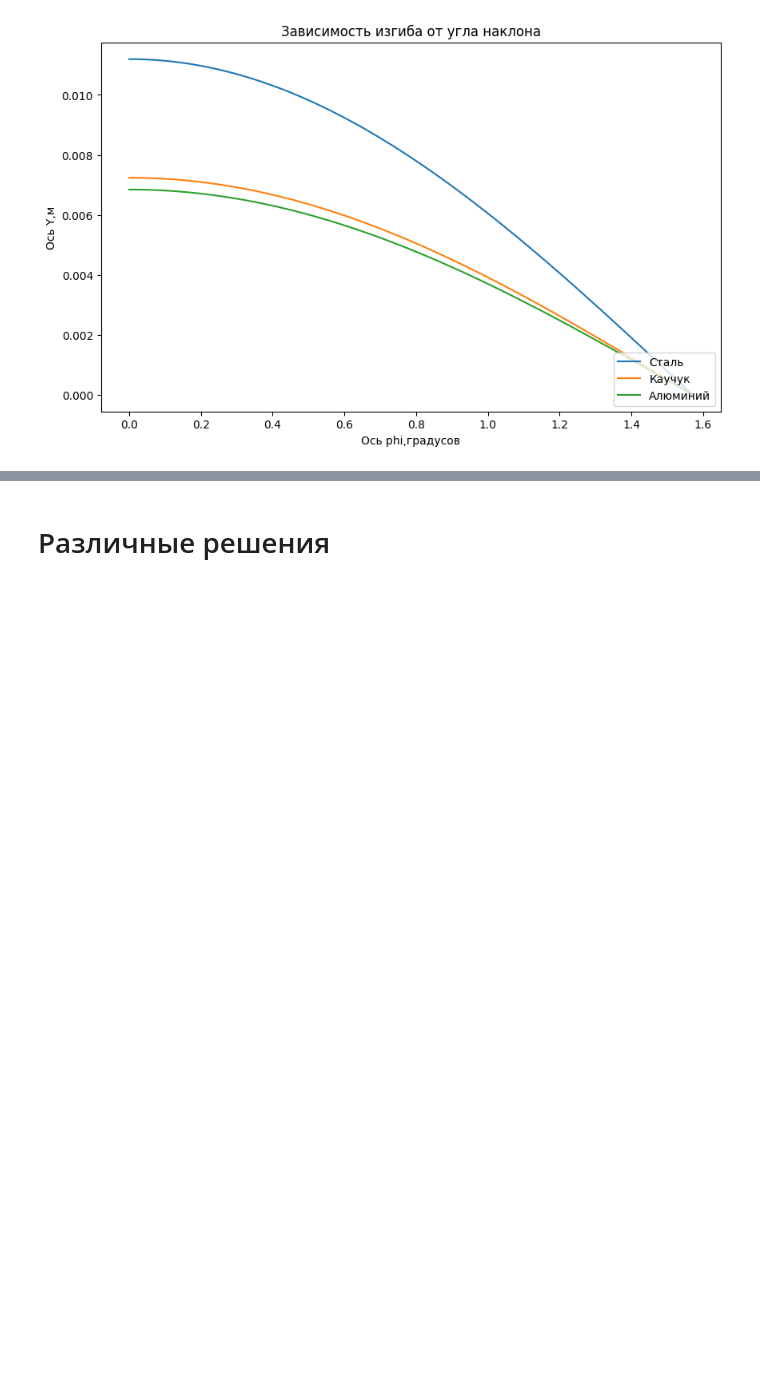
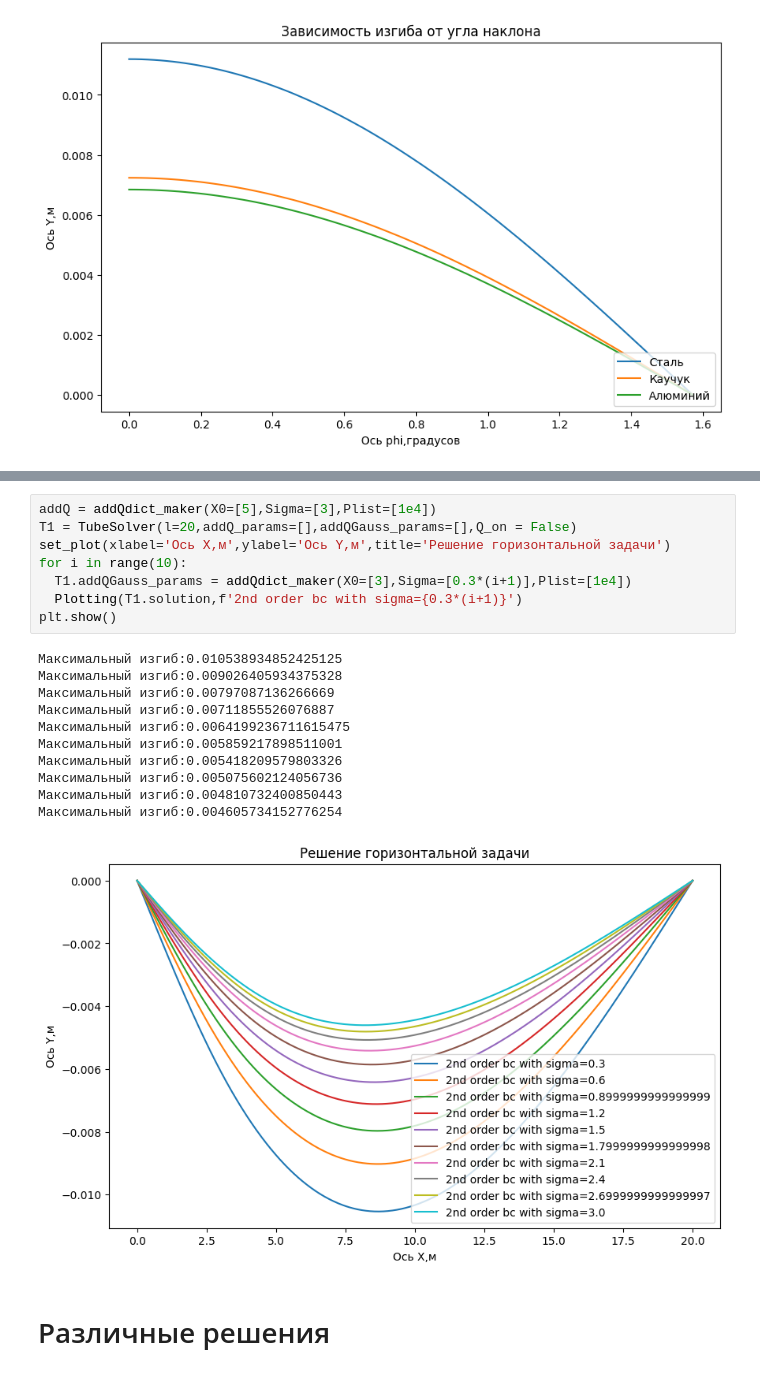
Before and after one commit to SpaceZeroed/Direc_Pipe, a Jupyter notebook: New_Direct_pipe.ipynb, the cells around one changed output, grey strips where cells are left out. Cells and saved outputs as stored; diff of their text form; blank space fills up the shorter version.

```diff
--- a/New_Direct_pipe.ipynb
+++ b/New_Direct_pipe.ipynb
@@ -423,3 +458,23 @@ plt.show()
+# %%
+addQ = addQdict_maker(X0=[5],Sigma=[3],Plist=[1e4])
+T1 = TubeSolver(l=20,addQ_params=[],addQGauss_params=[],Q_on = False)
+set_plot(xlabel='Ось X,м',ylabel='Ось Y,м',title='Решение горизонтальной задачи')
+for i in range(10):
+  T1.addQGauss_params = addQdict_maker(X0=[3],Sigma=[0.3*(i+1)],Plist=[1e4])
+  Plotting(T1.solution,f'2nd order bc with sigma={0.3*(i+1)}')
+plt.show()
+# %% [output]
+Максимальный изгиб:0.010538934852425125
+Максимальный изгиб:0.009026405934375328
+Максимальный изгиб:0.00797087136266669
+Максимальный изгиб:0.00711855526076887
+Максимальный изгиб:0.0064199236711615475
+Максимальный изгиб:0.005859217898511001
+Максимальный изгиб:0.005418209579803326
+Максимальный изгиб:0.005075602124056736
+Максимальный изгиб:0.004810732400850443
+Максимальный изгиб:0.004605734152776254
+[figure, added]
 # %% [markdown]
 # Различные решения
 # %%
```
Also changed, not shown: parts of 3 cells of this notebook.
